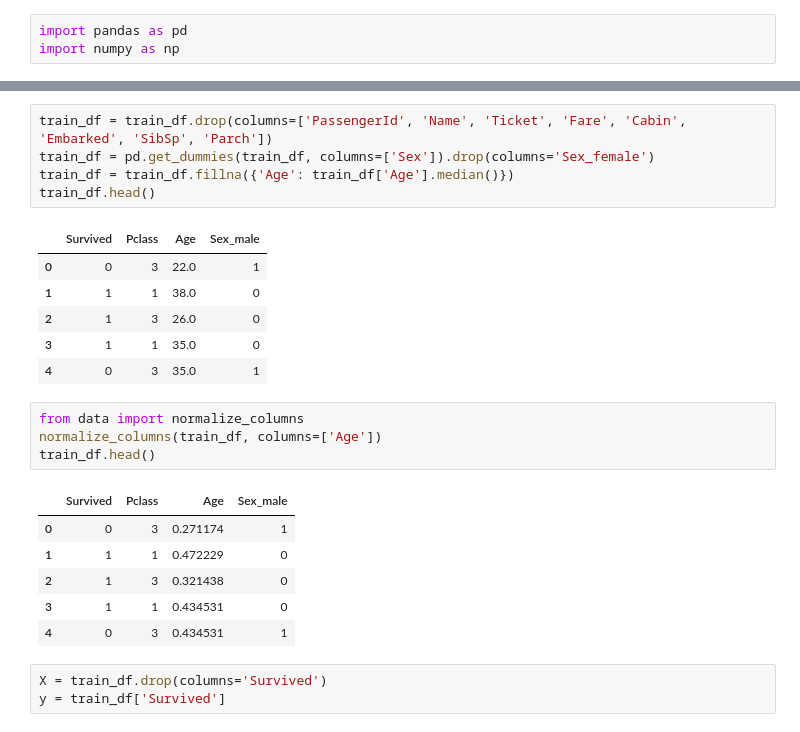
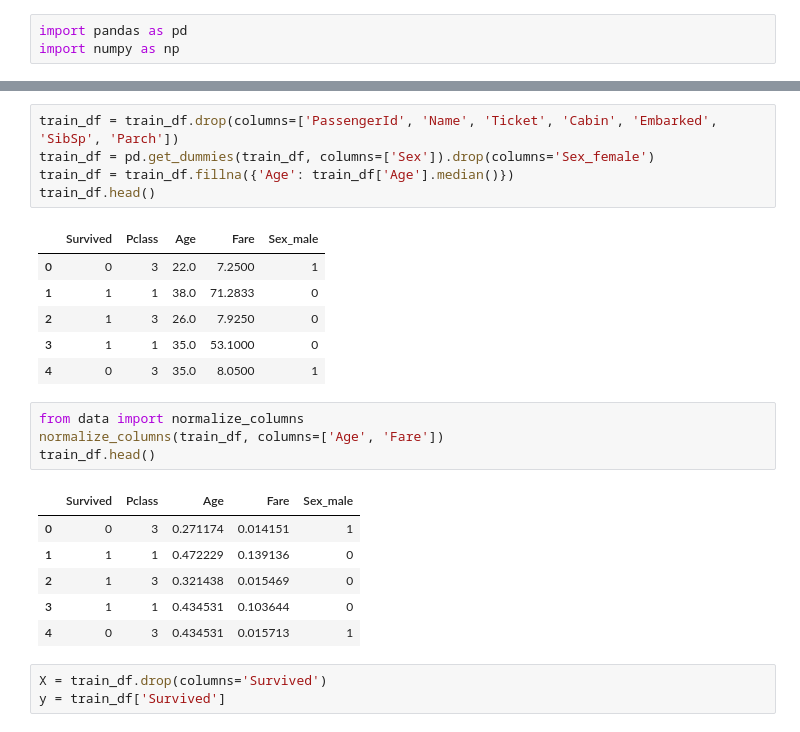
Before and after one commit to shehamane/kurilib-ml, a Jupyter notebook: titanic.ipynb, the cells around one changed output, grey strips where cells are left out. Saved outputs shown, nothing was run; the diff lists cells and outputs as text.

```diff
--- a/titanic.ipynb
+++ b/titanic.ipynb
@@ -12,28 +12,28 @@ train_df.head()
 | 3 | 4 | 1 | 1 | Futrelle, Mrs. Jacques Heath (Lil... | female | 35.0 | 1 | 0 | 113803 | 53.1000 | ... |
 | 4 | 5 | 0 | 3 | Allen, Mr. William Henry | male | 35.0 | 0 | 0 | 373450 | 8.0500 | ... |
 # %%
-train_df = train_df.drop(columns=['PassengerId', 'Name', 'Ticket', 'Fare', 'Cabin', 'Embarked', 'SibSp', 'Parch'])
+train_df = train_df.drop(columns=['PassengerId', 'Name', 'Ticket', 'Cabin', 'Embarked', 'SibSp', 'Parch'])
 train_df = pd.get_dummies(train_df, columns=['Sex']).drop(columns='Sex_female')
 train_df = train_df.fillna({'Age': train_df['Age'].median()})
 train_df.head()
 # %% [output]
-|  | Survived | Pclass | Age | Sex_male |
-| 0 | 0 | 3 | 22.0 | 1 |
-| 1 | 1 | 1 | 38.0 | 0 |
-| 2 | 1 | 3 | 26.0 | 0 |
-| 3 | 1 | 1 | 35.0 | 0 |
-| 4 | 0 | 3 | 35.0 | 1 |
+|  | Survived | Pclass | Age | Fare | Sex_male |
+| 0 | 0 | 3 | 22.0 | 7.2500 | 1 |
+| 1 | 1 | 1 | 38.0 | 71.2833 | 0 |
+| 2 | 1 | 3 | 26.0 | 7.9250 | 0 |
+| 3 | 1 | 1 | 35.0 | 53.1000 | 0 |
+| 4 | 0 | 3 | 35.0 | 8.0500 | 1 |
 # %%
 from data import normalize_columns
-normalize_columns(train_df, columns=['Age'])
+normalize_columns(train_df, columns=['Age', 'Fare'])
 train_df.head()
 # %% [output]
-|  | Survived | Pclass | Age | Sex_male |
-| 0 | 0 | 3 | 0.271174 | 1 |
-| 1 | 1 | 1 | 0.472229 | 0 |
-| 2 | 1 | 3 | 0.321438 | 0 |
-| 3 | 1 | 1 | 0.434531 | 0 |
-| 4 | 0 | 3 | 0.434531 | 1 |
+|  | Survived | Pclass | Age | Fare | Sex_male |
+| 0 | 0 | 3 | 0.271174 | 0.014151 | 1 |
+| 1 | 1 | 1 | 0.472229 | 0.139136 | 0 |
+| 2 | 1 | 3 | 0.321438 | 0.015469 | 0 |
+| 3 | 1 | 1 | 0.434531 | 0.103644 | 0 |
+| 4 | 0 | 3 | 0.434531 | 0.015713 | 1 |
 # %%
 X = train_df.drop(columns='Survived')
 y = train_df['Survived']
```
Also changed, not shown: parts of 19 cells of this notebook, 6 other files.
